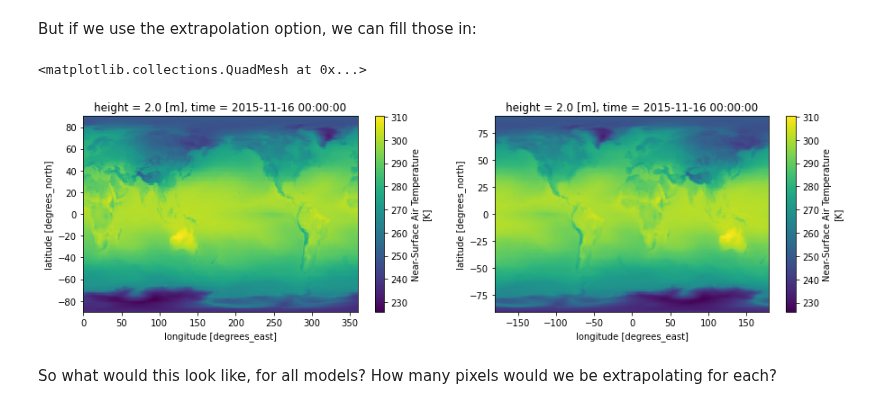
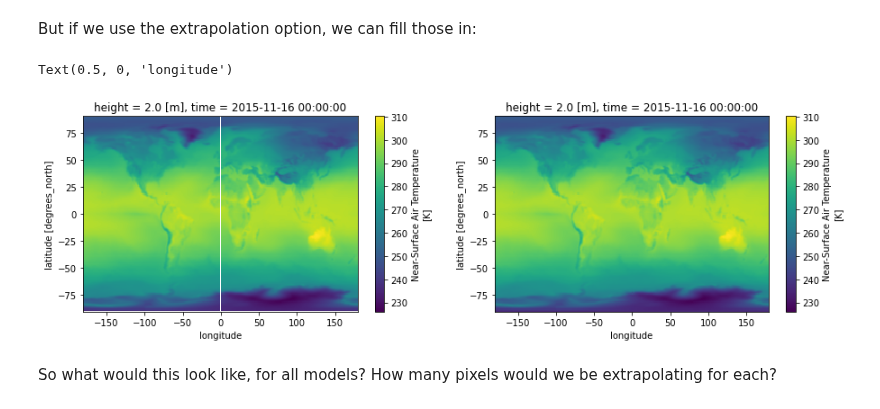
Before and after one commit to ua-snap/cmip6-utils, a Jupyter notebook: regridding/explore_regridding.ipynb, the cells around one changed output. Cells and saved outputs as stored; diff of their text form; code cells hidden in the pictures.

Commit message:
minor change to extrapolation plot

```diff
--- a/regridding/explore_regridding.ipynb
+++ b/regridding/explore_regridding.ipynb
@@ -93,17 +113,20 @@ Maximum longitude: 359.375
 # %% [markdown]
 But if we use the extrapolation option, we can fill those in:
 # %%
-regridder = xe.Regridder(
-    src_ds, dst_ds, "bilinear", unmapped_to_nan=True, extrap_method="nearest_s2d"
-)
+regridder = xe.Regridder(src_ds, dst_ds, "bilinear", unmapped_to_nan=True, extrap_method="nearest_s2d")
+regrid_x_ds = regridder(src_ds, keep_attrs=True)
+
+regridder = xe.Regridder(src_ds, dst_ds, "bilinear", unmapped_to_nan=True)
 regrid_ds = regridder(src_ds, keep_attrs=True)
 
 fig, ax = plt.subplots(1, 2, figsize=(15, 4))
-src_ds["tas"].isel(time=10).plot(ax=ax[0])
-regrid_ds["tas"].isel(time=10).plot(ax=ax[1])
+regrid_ds["tas"].isel(time=10).plot(ax=ax[0])
+ax[0].set_xlabel("longitude")
+regrid_x_ds["tas"].isel(time=10).plot(ax=ax[1])
+ax[1].set_xlabel("longitude")
 # %% [output]
-<matplotlib.collections.QuadMesh at 0x...>
+Text(0.5, 0, 'longitude')
-[figure, old version]
+[figure, new version]
 # %% [markdown]
 So what would this look like, for all models? How many pixels would we be extrapolating for each?
 # %% [markdown]
```
Also changed, not shown: parts of 2 cells of this notebook.
